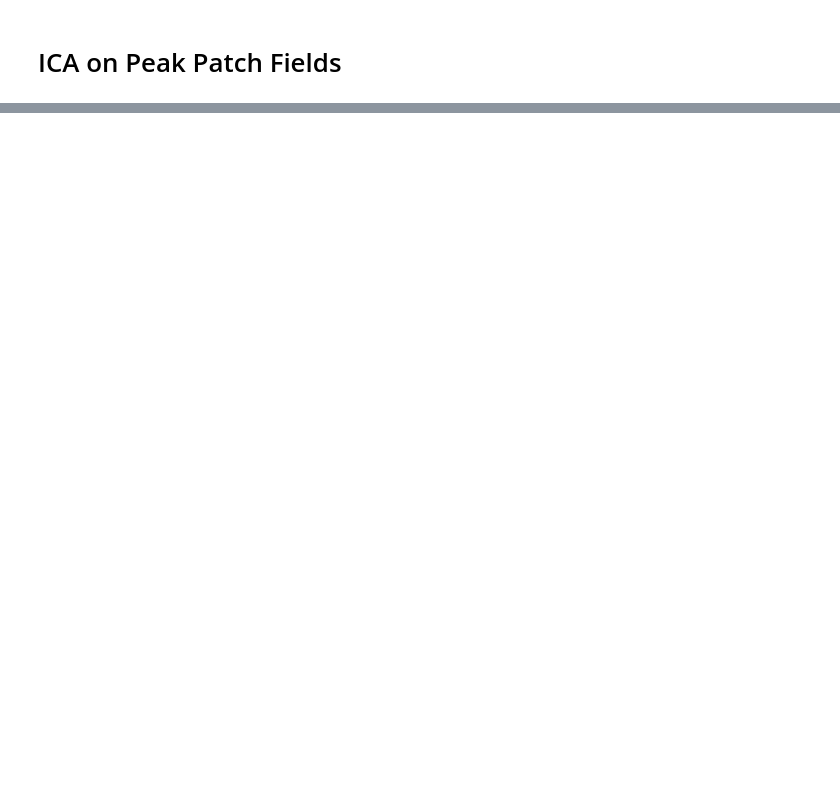
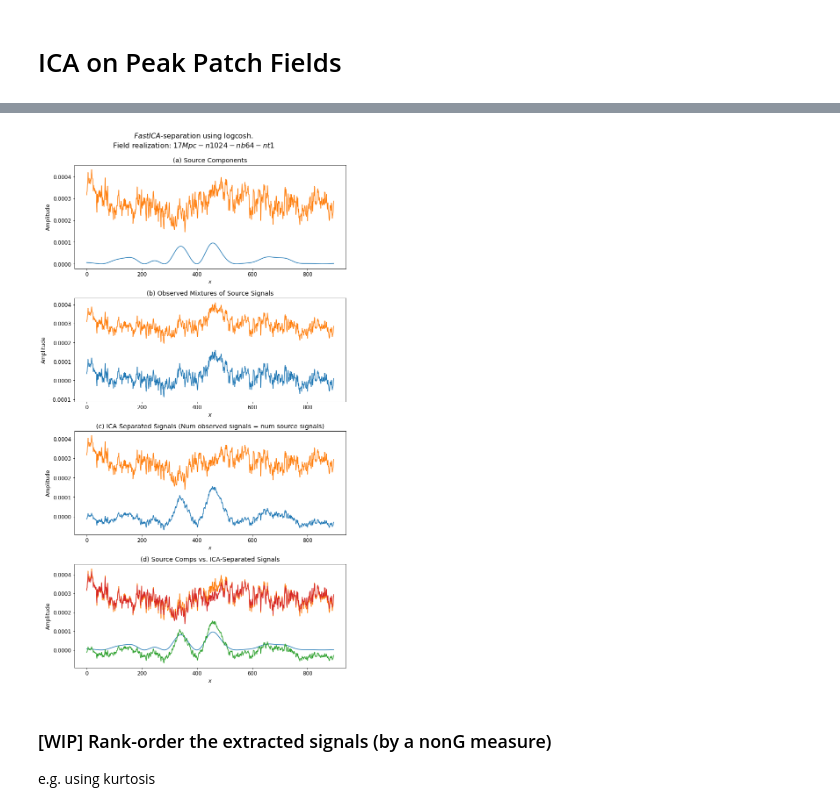
Before and after one commit to inthaider/png_ml_project, a Jupyter notebook: ppToICA/ica_peakPatch.ipynb, the cells around one changed output, grey strips where cells are left out. Saved outputs shown, nothing was run; the diff lists cells and outputs as text; code cells hidden in the pictures; blank space fills up the shorter version.

```diff
--- a/ppToICA/ica_peakPatch.ipynb
+++ b/ppToICA/ica_peakPatch.ipynb
@@ -159,0 +267,8 @@ plt.legend()
+# %%
+# initialize FastICA with given params
+# Logcosh is negentropy.
+ica = FastICA(n_components=num_comps, algorithm='deflation', max_iter=10000,
+        tol=1e-7, fun='logcosh')
+
+# run FastICA on observed (mixed) signals
+sl = ica.fit_transform(mix_signal_pre.T) # run FastICA on observed signals
@@ -159,0 +278,8 @@ plt.legend()
+# %%
+source_max  = np.abs(source_comps).max()
+ica_max     = np.abs(sl).max()
+print(source_max)
+print(ica_max)
+sl          = -sl * ( source_max / ica_max )
+ica_max     = np.abs(sl).max()
+print(ica_max)
@@ -159,0 +295,43 @@ plt.legend()
+# %%
+fig, ax = plt.subplots(4,1,figsize=(10,18))
+
+scomps = np.flip(source_comps, axis=0)
+offset = source_max*1.8
+
+# Plotting source components
+ax[0].set_title("(a) Source Components")
+for i in range(scomps.T.shape[-1]):
+    ax[0].plot(scomps.T[:,i] + offset*i)
+ax[0].set(xlabel=r'$x$', ylabel="Amplitude")
+
+# Plotting observed signals (mixtures of source signals)
+ax[1].set_title("(b) Observed Mixtures of Source Signals")
+for i in range(mix_signal_pre.T.shape[-1]):
+    ax[1].plot(mix_signal_pre.T[:,i] + offset*i)
+ax[1].set(xlabel=r'$x$', ylabel="Amplitude")
+
+
+
+# Plotting signals separated by ICA
+ax[2].set_title("(c) ICA Separated Signals (Num observed signals = num source signals)")
+for i in range(sl.shape[-1]):
+    ax[2].plot(sl[:,i] + offset*i) # Amplitudes are scaled arbitrarily because ICA doesn't recover amp
+ax[2].set(xlabel=r'$x$', ylabel="Amplitude")
+
+# Plotting comparison of source comps and ICA-separated signals
+ax[3].set_title("(d) Source Comps vs. ICA-Separated Signals")
+for i in range(scomps.T.shape[-1]):
+    ax[3].plot(scomps.T[:,i] + offset*i)
+for i in range(sl.shape[-1]):
+    ax[3].plot(sl[:,i] + offset*i) # Amplitudes are scaled arbitrarily because ICA doesn't recover amp
+ax[3].set(xlabel=r'$x$', ylabel="Amplitude")
+
+
+
+fig.suptitle('$\it{FastICA}$-separation using logcosh.\nField realization: $\it{17Mpc-n1024-nb64-nt1}$\n', fontsize=16)
+fig.tight_layout()
+# %% [output]
+[figure, added]
+# %% [markdown]
+### [WIP] Rank-order the extracted signals (by a nonG measure)
+e.g. using kurtosis
```
Also changed, not shown: parts of 30 cells of this notebook, 4 other files.
